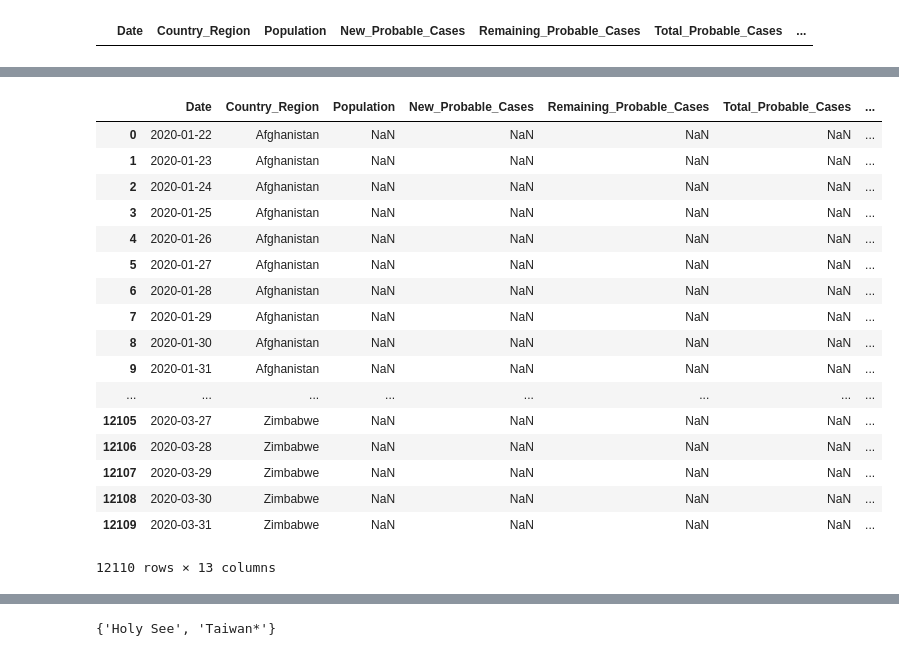
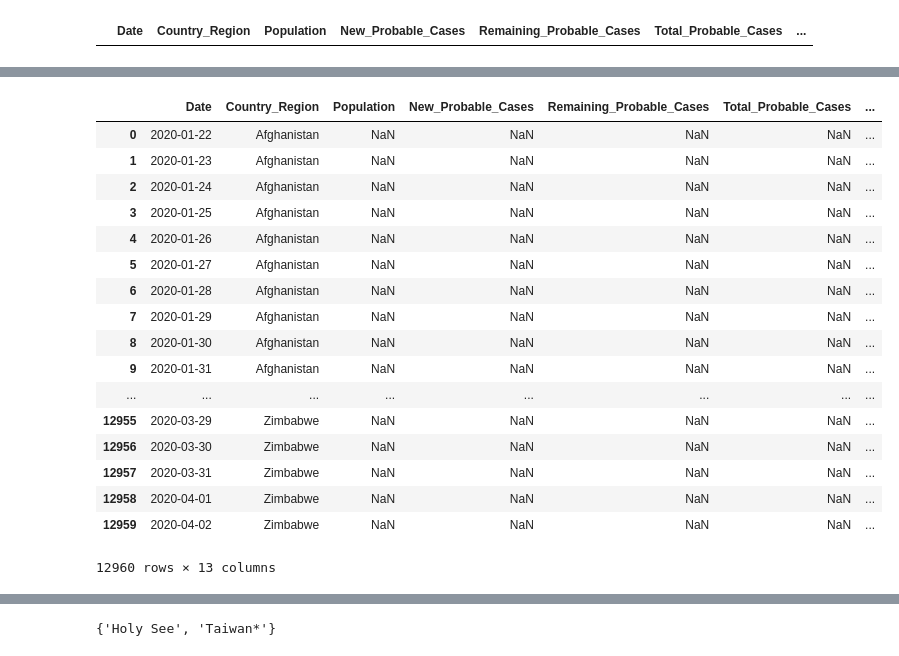
Before and after one commit to Dylansppy/COVID-19-Project, a Jupyter notebook: dataset/Data Integration.ipynb, the cells around one changed output, grey strips where cells are left out. Cells and saved outputs as stored; diff of their text form; code cells hidden in the pictures.

```diff
--- a/dataset/Data Integration.ipynb
+++ b/dataset/Data Integration.ipynb
@@ -180,39 +180,39 @@ df_country_level
 # %%
 # New cases each day could be calculated by subtracting the number of cases of the present day by the number of the
 # previous day if it's not the first day. For the first day '2020-01-22' the total cases would be equal to the new cases.
 
 # Calculate new confirmed cases
 df_country_level.loc[df_country_level.Date == '2020-01-22', 'New_Confirmed_Cases'] = df_country_level.loc[df_country_level.Date == '2020-01-22', 'Total_Confirmed_Cases']
-df_country_level.loc[df_country_level.Date != '2020-01-22', 'New_Confirmed_Cases'] = df_country_level.loc[df_country_level.Date != '2020-01-22', 'Total_Confirmed_Cases'].values - df_country_level.loc[df_country_level.Date != '2020-03-31', 'Total_Confirmed_Cases'].values
+df_country_level.loc[df_country_level.Date != '2020-01-22', 'New_Confirmed_Cases'] = df_country_level.loc[df_country_level.Date != '2020-01-22', 'Total_Confirmed_Cases'].values - df_country_level.loc[df_country_level.Date != '2020-04-02', 'Total_Confirmed_Cases'].values
 # Calculate new recovered cases
 df_country_level.loc[df_country_level.Date == '2020-01-22', 'New_Recovered_Cases'] = df_country_level.loc[df_country_level.Date == '2020-01-22', 'Total_Recovered_Cases']
-df_country_level.loc[df_country_level.Date != '2020-01-22', 'New_Recovered_Cases'] = df_country_level.loc[df_country_level.Date != '2020-01-22', 'Total_Recovered_Cases'].values - df_country_level.loc[df_country_level.Date != '2020-03-31', 'Total_Recovered_Cases'].values
+df_country_level.loc[df_country_level.Date != '2020-01-22', 'New_Recovered_Cases'] = df_country_level.loc[df_country_level.Date != '2020-01-22', 'Total_Recovered_Cases'].values - df_country_level.loc[df_country_level.Date != '2020-04-02', 'Total_Recovered_Cases'].values
 # Calculate new fatalities
 df_country_level.loc[df_country_level.Date == '2020-01-22', 'New_Fatalities'] = df_country_level.loc[df_country_level.Date == '2020-01-22', 'Total_Fatalities']
-df_country_level.loc[df_country_level.Date != '2020-01-22', 'New_Fatalities'] = df_country_level.loc[df_country_level.Date != '2020-01-22', 'Total_Fatalities'].values - df_country_level.loc[df_country_level.Date != '2020-03-31', 'Total_Fatalities'].values
+df_country_level.loc[df_country_level.Date != '2020-01-22', 'New_Fatalities'] = df_country_level.loc[df_country_level.Date != '2020-01-22', 'Total_Fatalities'].values - df_country_level.loc[df_country_level.Date != '2020-04-02', 'Total_Fatalities'].values
 # Calculate active confirmed cases (= total_confirmed - total_recovered - total_fatalities)
 df_country_level.Remaining_Confirmed_Cases = df_country_level.Total_Confirmed_Cases - df_country_level.Total_Recovered_Cases - df_country_level.Total_Fatalities
 
 df_country_level
 # %% [output]
 |  | Date | Country_Region | Population | New_Probable_Cases | Remaining_Probable_Cases | Total_Probable_Cases | ... |
 | 0 | 2020-01-22 | Afghanistan | NaN | NaN | NaN | NaN | ... |
 | 1 | 2020-01-23 | Afghanistan | NaN | NaN | NaN | NaN | ... |
 | 2 | 2020-01-24 | Afghanistan | NaN | NaN | NaN | NaN | ... |
 | 3 | 2020-01-25 | Afghanistan | NaN | NaN | NaN | NaN | ... |
 | 4 | 2020-01-26 | Afghanistan | NaN | NaN | NaN | NaN | ... |
 | 5 | 2020-01-27 | Afghanistan | NaN | NaN | NaN | NaN | ... |
 | 6 | 2020-01-28 | Afghanistan | NaN | NaN | NaN | NaN | ... |
 | 7 | 2020-01-29 | Afghanistan | NaN | NaN | NaN | NaN | ... |
 | 8 | 2020-01-30 | Afghanistan | NaN | NaN | NaN | NaN | ... |
 | 9 | 2020-01-31 | Afghanistan | NaN | NaN | NaN | NaN | ... |
 | ... | ... | ... | ... | ... | ... | ... | ... |
-| 12105 | 2020-03-27 | Zimbabwe | NaN | NaN | NaN | NaN | ... |
-| 12106 | 2020-03-28 | Zimbabwe | NaN | NaN | NaN | NaN | ... |
-| 12107 | 2020-03-29 | Zimbabwe | NaN | NaN | NaN | NaN | ... |
-| 12108 | 2020-03-30 | Zimbabwe | NaN | NaN | NaN | NaN | ... |
-| 12109 | 2020-03-31 | Zimbabwe | NaN | NaN | NaN | NaN | ... |
+| 12955 | 2020-03-29 | Zimbabwe | NaN | NaN | NaN | NaN | ... |
+| 12956 | 2020-03-30 | Zimbabwe | NaN | NaN | NaN | NaN | ... |
+| 12957 | 2020-03-31 | Zimbabwe | NaN | NaN | NaN | NaN | ... |
+| 12958 | 2020-04-01 | Zimbabwe | NaN | NaN | NaN | NaN | ... |
+| 12959 | 2020-04-02 | Zimbabwe | NaN | NaN | NaN | NaN | ... |
-12110 rows × 13 columns
+12960 rows × 13 columns
 # %%
 # Next step would be to add more information like the number of probable individuals and total population to this dataset
 # %%
```
Also changed, not shown: parts of 12 cells of this notebook, 13 other files.
